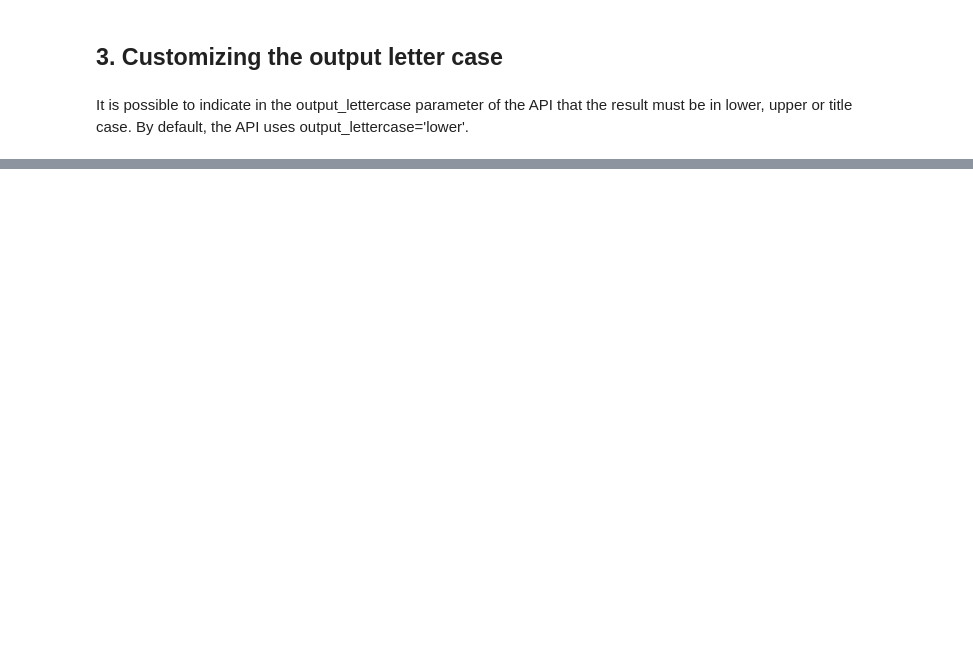
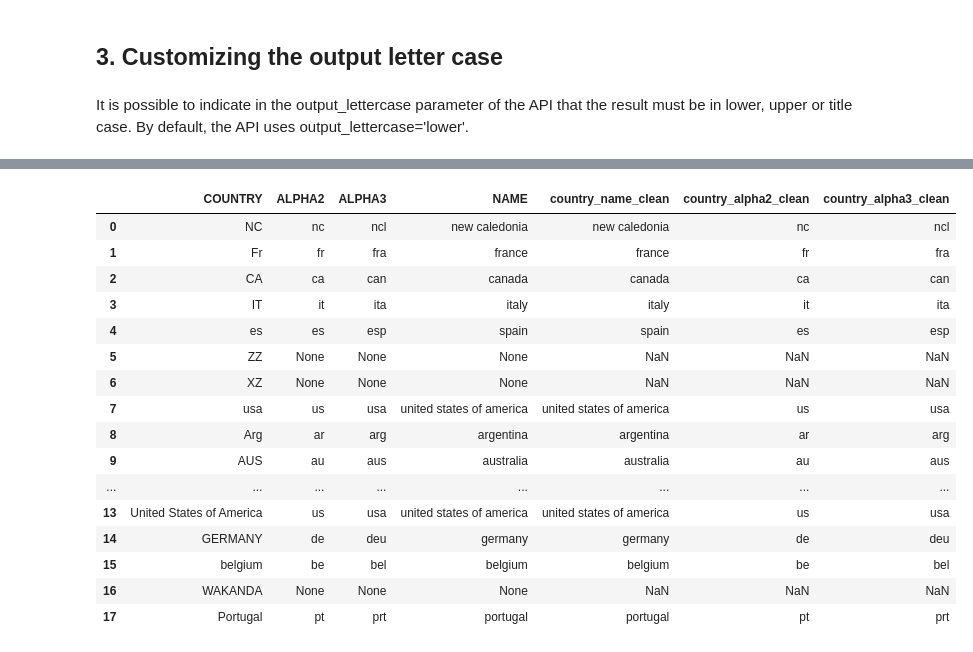
Before and after one commit to os-climate/financial-entity-cleaner, a Jupyter notebook: notebooks/how-to/Normalize country information.ipynb, the cells around one changed output, grey strips where cells are left out. Drawn from its saved outputs; the diff is of its cells as text; code cells hidden in the pictures; blank space fills up the shorter version.

Commit message:
Update the jupyter notebooks as to reflect the latest change of cleaning dataframes and performing automatic cleaning of a csv file

```diff
--- a/notebooks/how-to/Normalize country information.ipynb
+++ b/notebooks/how-to/Normalize country information.ipynb
@@ -92,0 +97,4 @@ Complete country information: {'country_name': 'Norway', 'country_alpha2': 'No',
+# %%
+input_filename = '../../tests/data/test_cleaner_country.csv'
+# %%
+df_original = pd.read_csv(input_filename,sep=',',encoding='utf-8')
@@ -92,0 +121,25 @@ Complete country information: {'country_name': 'Norway', 'country_alpha2': 'No',
+# %%
+# Set up the resultant letter case
+country_cleaner_obj.output_lettercase='lower'
+# %%
+df_cleaner = country_cleaner_obj.apply_cleaner_to_df(df_original, 'COUNTRY')
+# %%
+df_cleaner
+# %% [output]
+|  | COUNTRY | ALPHA2 | ALPHA3 | NAME | country_name_clean | country_alpha2_clean | country_alpha3_clean |
+| 0 | NC | nc | ncl | new caledonia | new caledonia | nc | ncl |
+| 1 | Fr | fr | fra | france | france | fr | fra |
+| 2 | CA | ca | can | canada | canada | ca | can |
+| 3 | IT | it | ita | italy | italy | it | ita |
+| 4 | es | es | esp | spain | spain | es | esp |
+| 5 | ZZ | None | None | None | NaN | NaN | NaN |
+| 6 | XZ | None | None | None | NaN | NaN | NaN |
+| 7 | usa | us | usa | united states of america | united states of america | us | usa |
+| 8 | Arg | ar | arg | argentina | argentina | ar | arg |
+| 9 | AUS | au | aus | australia | australia | au | aus |
+| ... | ... | ... | ... | ... | ... | ... | ... |
+| 13 | United States of America | us | usa | united states of america | united states of america | us | usa |
+| 14 | GERMANY | de | deu | germany | germany | de | deu |
+| 15 | belgium | be | bel | belgium | belgium | be | bel |
+| 16 | WAKANDA | None | None | None | NaN | NaN | NaN |
+| 17 | Portugal | pt | prt | portugal | portugal | pt | prt |
```
Also changed, not shown: parts of 21 cells of this notebook, 2 other files.
